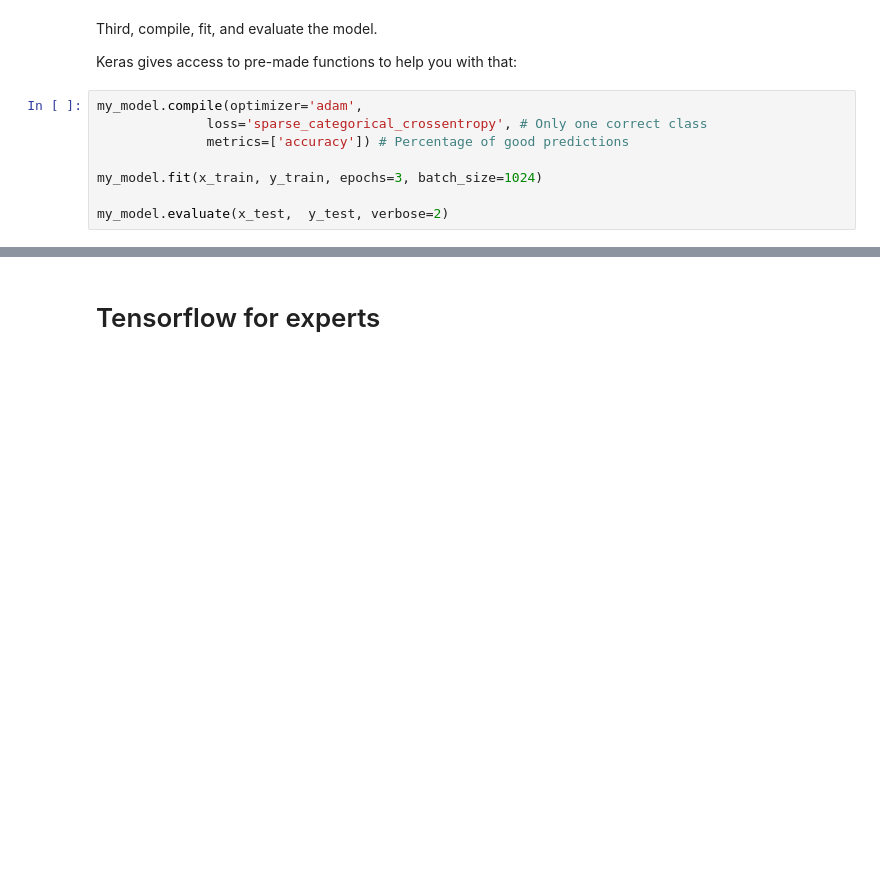
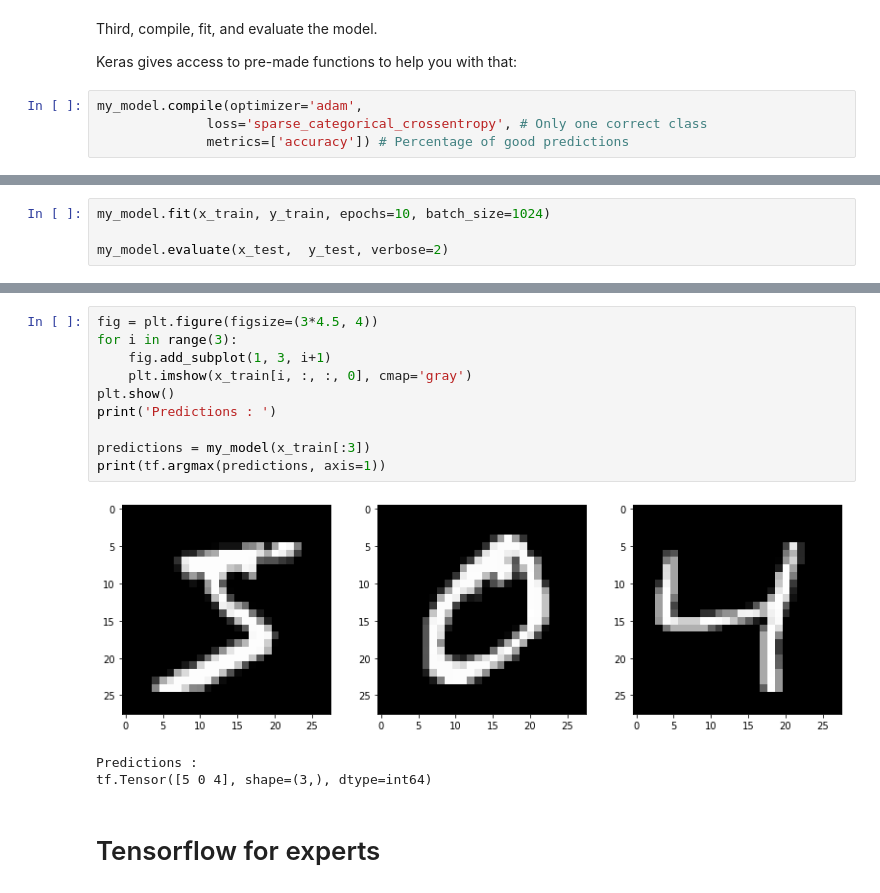
Before and after one commit to mgoutay/tf2_tutorial, a Jupyter notebook: MNIST_tutorial.ipynb, the cells around one changed output, grey strips where cells are left out. Cells and saved outputs as stored; diff of their text form; blank space fills up the shorter version.

```diff
--- a/MNIST_tutorial.ipynb
+++ b/MNIST_tutorial.ipynb
@@ -186,7 +198,3 @@ Keras gives access to pre-made functions to help you with that:
 my_model.compile(optimizer='adam',
               loss='sparse_categorical_crossentropy', # Only one correct class
               metrics=['accuracy']) # Percentage of good predictions
-
-my_model.fit(x_train, y_train, epochs=3, batch_size=1024)
-
-my_model.evaluate(x_test,  y_test, verbose=2)
@@ -202,0 +233,4 @@ Epoch 3/3
+# %%
+my_model.fit(x_train, y_train, epochs=10, batch_size=1024)
+
+my_model.evaluate(x_test,  y_test, verbose=2)
@@ -203,3 +256,17 @@ Epoch 3/3
+# %%
+fig = plt.figure(figsize=(3*4.5, 4))
+for i in range(3):
+    fig.add_subplot(1, 3, i+1)
+    plt.imshow(x_train[i, :, :, 0], cmap='gray')
+plt.show()
+print('Predictions : ')
+
+predictions = my_model(x_train[:3])
+print(tf.argmax(predictions, axis=1))
+# %% [output]
+[figure, added]
+Predictions :
+tf.Tensor([5 0 4], shape=(3,), dtype=int64)
 # %% [markdown]
 # Tensorflow for experts
 # %% [markdown]
```
Also changed, not shown: parts of 19 cells of this notebook.
